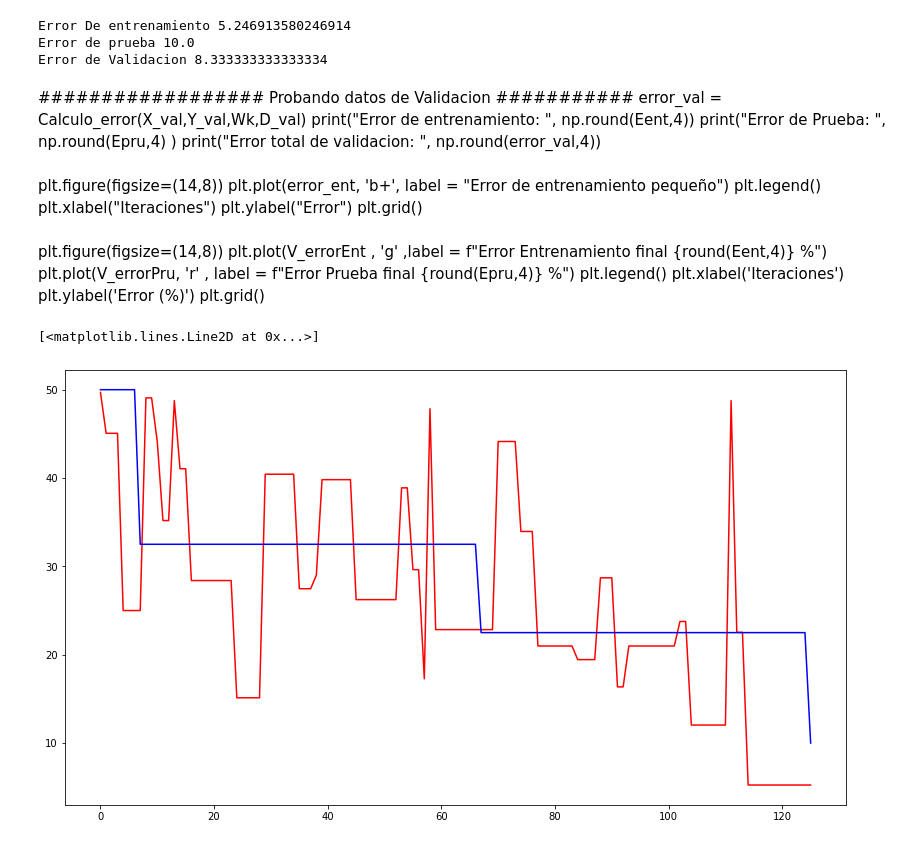
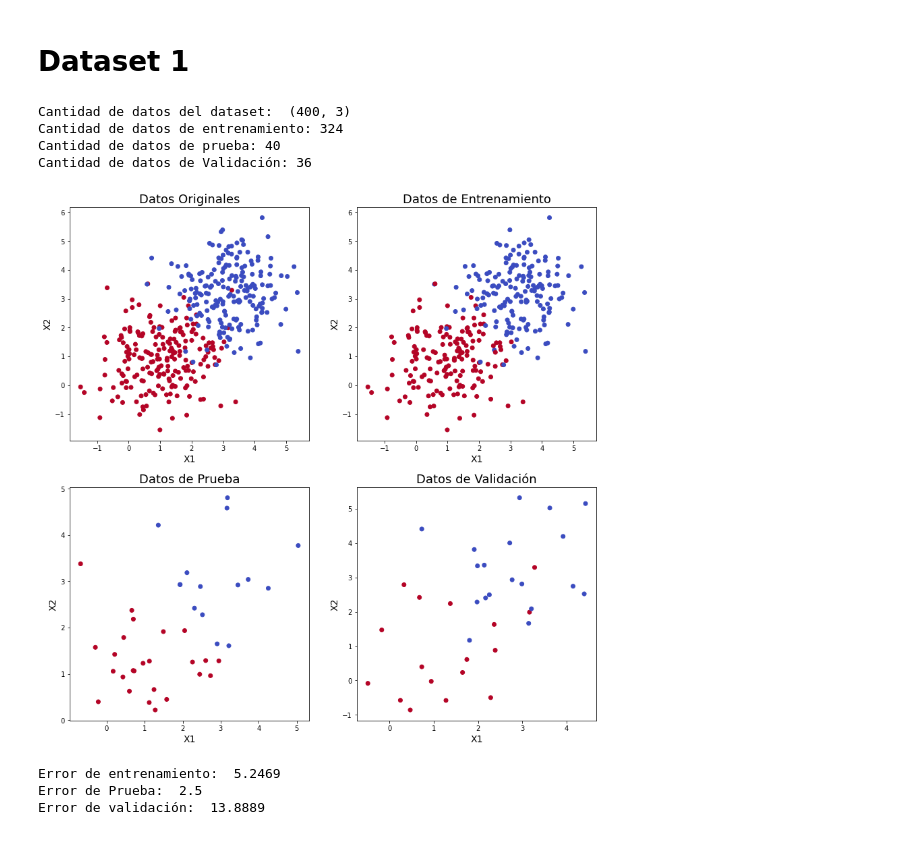
Before and after one commit to luistorrest/Perceptron_Algorithm, a Jupyter notebook: Perceptron_Algorithm.ipynb, the cells around one changed output. Saved outputs shown, nothing was run; the diff lists cells and outputs as text; code cells hidden in the pictures.

Commit message:
Code for diferent dataset

```diff
--- a/Perceptron_Algorithm.ipynb
+++ b/Perceptron_Algorithm.ipynb
@@ -166,0 +159,11 @@ Error de prueba 10.0
+# %% [markdown]
+# Dataset 1
+# %%
+data = sio.loadmat('Tiosulfatosodio.mat') # cargar el archivo .mat
+Xi,Yi,X_ent, Y_ent, D_entre,X_pru,Y_pru, D_prueba,X_val, Y_val, D_val = datos(data)
+# %% [output]
+Cantidad de datos del dataset:  (400, 3)
+Cantidad de datos de entrenamiento: 324
+Cantidad de datos de prueba: 40
+Cantidad de datos de Validación: 36
+[figure, added]
@@ -167,38 +173,12 @@ Error de prueba 10.0
 # %%
-print("Error De entrenamiento", Eent)
-Epru = Calculo_error(X_pru,Y_pru,W_bolsillo,D_prueba)
-print("Error de prueba",Epru)
-Eval = Calculo_error(X_val,Y_val,W_bolsillo,D_val)
-print("Error de Validacion",Eval)
+##################  Comparación de los errores  ###########
+Eent  = Calculo_error(X_ent,Y_ent,Wk,D_entre)
+print("Error de entrenamiento: ", np.round(Eent,4))
+Epru  = Calculo_error(X_pru,Y_pru,Wk,D_prueba)
+print("Error de Prueba: ",  np.round(Epru,4) )
+Eval = Calculo_error(X_val,Y_val,Wk,D_val)
+print("Error de validación: ",  np.round(Eval,4) )
 # %% [output]
-Error De entrenamiento 5.246913580246914
-Error de prueba 10.0
-Error de Validacion 8.333333333333334
+Error de entrenamiento:  5.2469
+Error de Prueba:  2.5
+Error de validación:  13.8889
-# %% [markdown]
-##################  Probando datos de Validacion  ###########
-error_val = Calculo_error(X_val,Y_val,Wk,D_val)
-print("Error de entrenamiento: ", np.round(Eent,4))
-print("Error de Prueba: ",  np.round(Epru,4) )
-print("Error total de validacion: ", np.round(error_val,4))
-# %% [markdown]
-plt.figure(figsize=(14,8))
-plt.plot(error_ent, 'b+', label = "Error de entrenamiento pequeño")
-plt.legend()
-plt.xlabel("Iteraciones")
-plt.ylabel("Error")
-plt.grid()
-# %% [markdown]
-plt.figure(figsize=(14,8))
-plt.plot(V_errorEnt , 'g' ,label = f"Error Entrenamiento final {round(Eent,4)} %")
-plt.plot(V_errorPru, 'r' , label = f"Error Prueba final {round(Epru,4)} %")
-plt.legend()
-plt.xlabel('Iteraciones')
-plt.ylabel('Error (%)')
-plt.grid()
-# %%
-plt.figure(figsize=(14,8))
-plt.plot(V_errorEnt,"r")
-plt.plot(V_errorPru,"b")
-# %% [output]
-[<matplotlib.lines.Line2D at 0x...>]
-[figure, removed]
```
Also changed, not shown: parts of 13 cells of this notebook.
